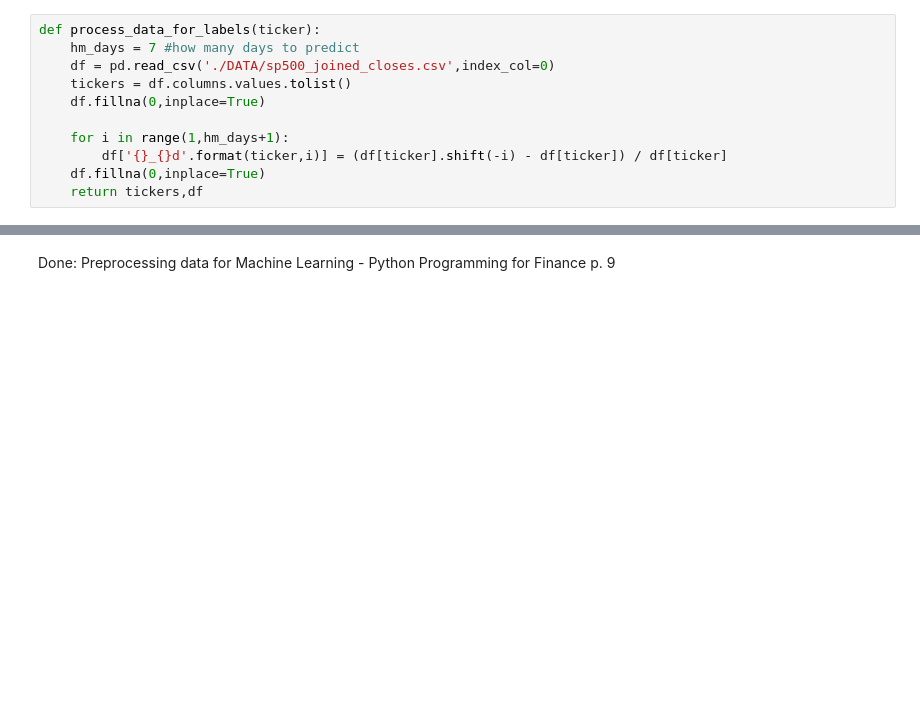
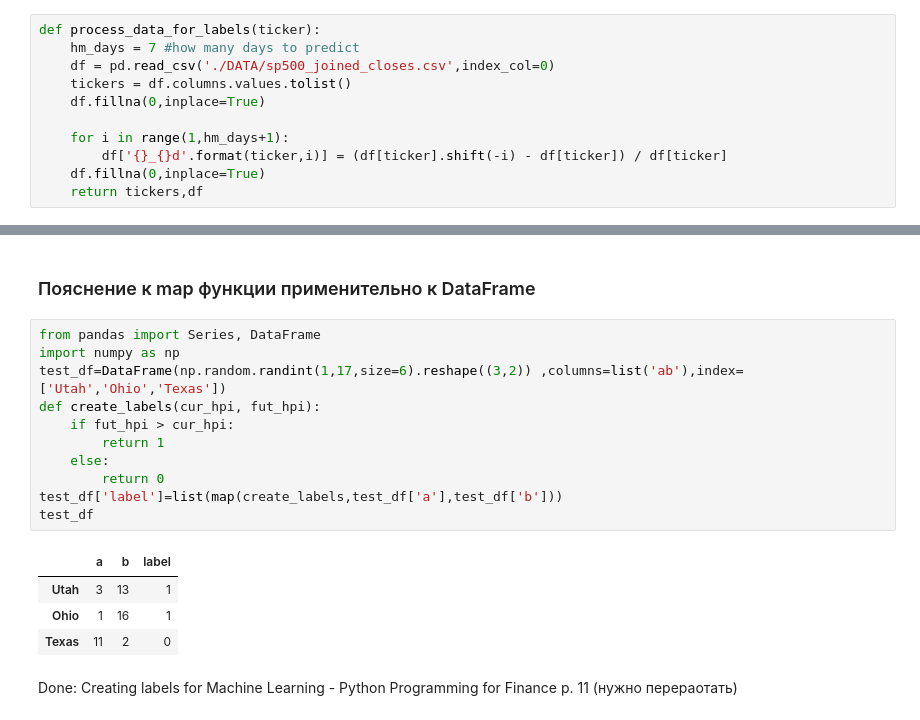
Before and after one commit to balobinp/Finance_sentdex_Python_Programming, a Jupyter notebook: Finance_sentdex_Python_Programming_for_Finance.ipynb, the cells around one changed output, grey strips where cells are left out. Drawn from its saved outputs; the diff is of its cells as text; blank space fills up the shorter version.

```diff
--- a/Finance_sentdex_Python_Programming_for_Finance.ipynb
+++ b/Finance_sentdex_Python_Programming_for_Finance.ipynb
@@ -317,3 +362,22 @@ ml_data.head()
+# %% [markdown]
+### Пояснение к map функции применительно к DataFrame
+# %%
+from pandas import Series, DataFrame
+import numpy as np
+test_df=DataFrame(np.random.randint(1,17,size=6).reshape((3,2)) ,columns=list('ab'),index=['Utah','Ohio','Texas'])
+def create_labels(cur_hpi, fut_hpi):
+    if fut_hpi > cur_hpi:
+        return 1
+    else:
+        return 0
+test_df['label']=list(map(create_labels,test_df['a'],test_df['b']))
+test_df
+# %% [output]
+|  | a | b | label |
+| Utah | 3 | 13 | 1 |
+| Ohio | 1 | 16 | 1 |
+| Texas | 11 | 2 | 0 |
 # %% [markdown]
 Done:
-Preprocessing data for Machine Learning - Python Programming for Finance p. 9
+Creating labels for Machine Learning - Python Programming for Finance p. 11
+(нужно перераотать)
```
Also changed, not shown: parts of 4 cells of this notebook.
